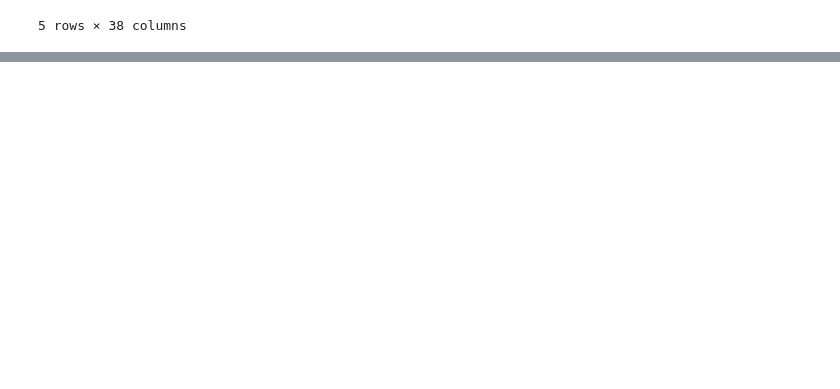
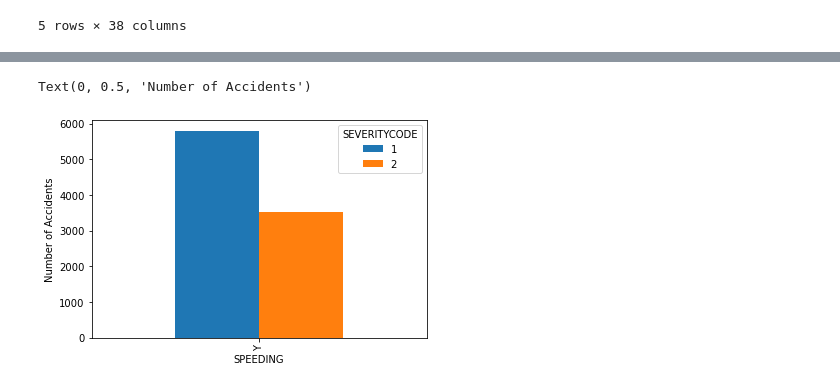
Before and after one commit to theGiantPug/Coursera_Capstone, a Jupyter notebook: Week2_Assignment.ipynb, the cells around one changed output, grey strips where cells are left out. Saved outputs shown, nothing was run; the diff lists cells and outputs as text; code cells hidden in the pictures; blank space fills up the shorter version.

```diff
--- a/Week2_Assignment.ipynb
+++ b/Week2_Assignment.ipynb
@@ -34,0 +63,7 @@ df.head()
+# %%
+df.groupby(['SPEEDING'])['SEVERITYCODE'].value_counts(normalize=True)
+pd.crosstab(df['SPEEDING'], df['SEVERITYCODE']).plot.bar()
+plt.ylabel('Number of Accidents')
+# %% [output]
+Text(0, 0.5, 'Number of Accidents')
+[figure, added]
```
Also changed, not shown: parts of 34 cells of this notebook.
